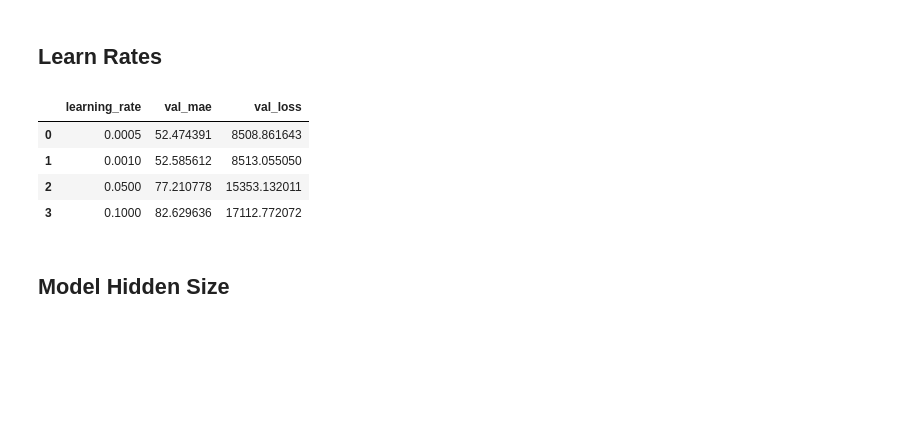
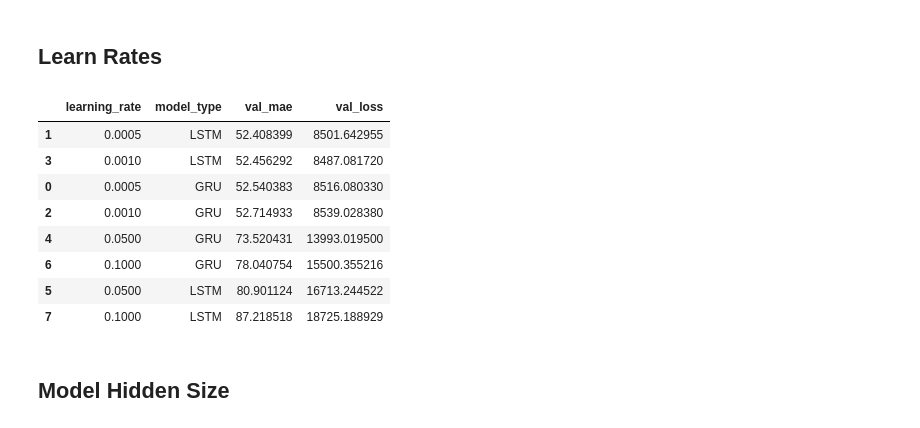
Before and after one commit to ZhiZhangT/FareCaster, a Jupyter notebook: hyperparam_results_lstm_gru_analysis.ipynb, the cells around one changed output. Saved outputs shown, nothing was run; the diff lists cells and outputs as text; code cells hidden in the pictures; blank space fills up the shorter version.

```diff
--- a/hyperparam_results_lstm_gru_analysis.ipynb
+++ b/hyperparam_results_lstm_gru_analysis.ipynb
@@ -104,18 +104,22 @@ model_hidden_sizes = [16, 32, 64, 128]
 ## Learn Rates
 # %%
 # Group the dataframe by 'learn_rate' and calculate the mean of 'val_mae' and 'val_loss'
-grouped_df = df.groupby('learning_rate')[['val_mae', 'val_loss']].mean().reset_index()
+grouped_df = df.groupby(['learning_rate', 'model_type'])[['val_mae', 'val_loss']].mean().reset_index()
 
 # Sort the grouped dataframe by 'val_mae' in ascending order
 grouped_df_sorted_mae = grouped_df.sort_values(by='val_mae', ascending=True)
 # Display the sorted grouped dataframe
 display(grouped_df_sorted_mae)
 # %% [output]
-|  | learning_rate | val_mae | val_loss |
-| 0 | 0.0005 | 52.474391 | 8508.861643 |
-| 1 | 0.0010 | 52.585612 | 8513.055050 |
-| 2 | 0.0500 | 77.210778 | 15353.132011 |
-| 3 | 0.1000 | 82.629636 | 17112.772072 |
+|  | learning_rate | model_type | val_mae | val_loss |
+| 1 | 0.0005 | LSTM | 52.408399 | 8501.642955 |
+| 3 | 0.0010 | LSTM | 52.456292 | 8487.081720 |
+| 0 | 0.0005 | GRU | 52.540383 | 8516.080330 |
+| 2 | 0.0010 | GRU | 52.714933 | 8539.028380 |
+| 4 | 0.0500 | GRU | 73.520431 | 13993.019500 |
+| 6 | 0.1000 | GRU | 78.040754 | 15500.355216 |
+| 5 | 0.0500 | LSTM | 80.901124 | 16713.244522 |
+| 7 | 0.1000 | LSTM | 87.218518 | 18725.188929 |
 # %% [markdown]
 ## Model Hidden Size
 # %%
```
Also changed, not shown: parts of 6 cells of this notebook, 9 other files.
